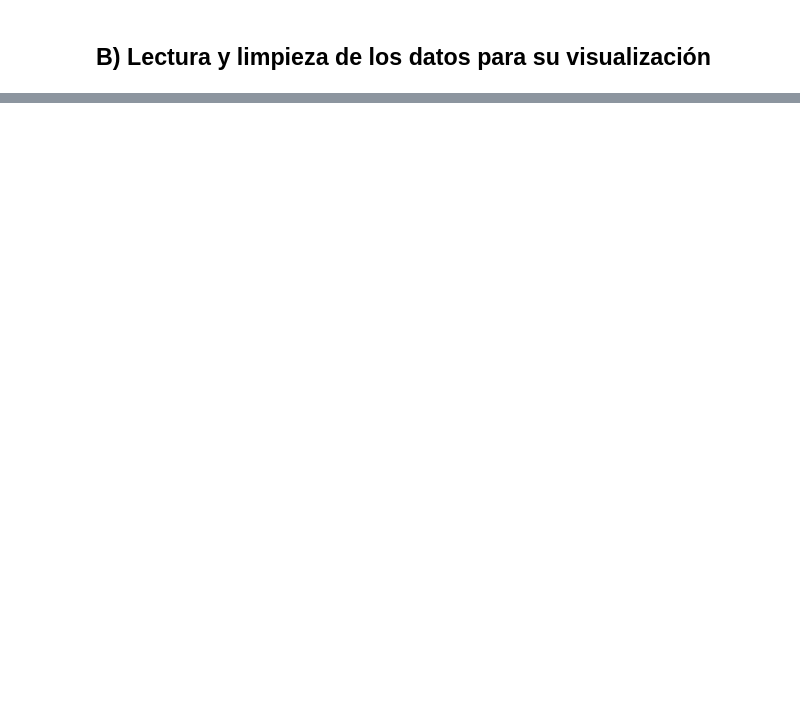
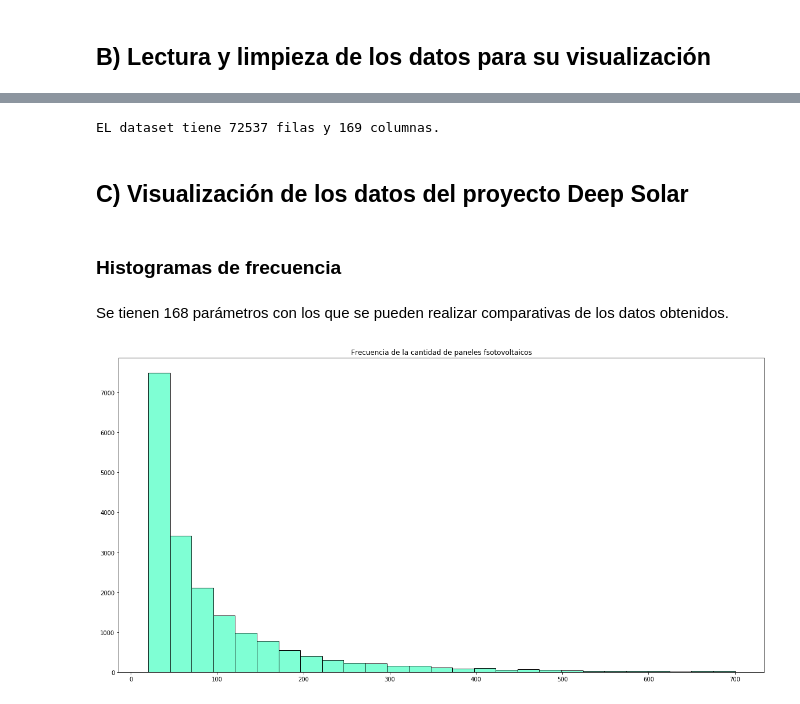
Before and after one commit to Alinnovatri/Deepsolar-dataset, a Jupyter notebook: main-notebook.ipynb, the cells around one changed output, grey strips where cells are left out. Cells and saved outputs as stored; diff of their text form; code cells hidden in the pictures; blank space fills up the shorter version.

```diff
--- a/main-notebook.ipynb
+++ b/main-notebook.ipynb
@@ -28,0 +15,5 @@ print(len(list(data.columns.values)),list(data.columns.values))
+# %%
+file = 'data/deepsolar_tract.csv'
+datadeepsolar = tl.DeepSolar(file)
+# Permite visualizar los primeros 10 datos
+datadeepsolar.data.head()
@@ -28,0 +28,14 @@ print(len(list(data.columns.values)),list(data.columns.values))
+# %%
+datadeepsolar.showCantColuRow()
+# %% [output]
+EL dataset tiene 72537 filas y 169 columnas.
+# %% [markdown]
+## C) Visualización de los datos del proyecto Deep Solar
+# %% [markdown]
+### Histogramas de frecuencia
+# %% [markdown]
+Se tienen 168 parámetros con los que se pueden realizar  comparativas de los datos obtenidos.
+# %%
+datadeepsolar.showHistCantSolarSys(20, 700)
+# %% [output]
+[figure, added]
```
Also changed, not shown: parts of 20 cells of this notebook, 6 other files.
